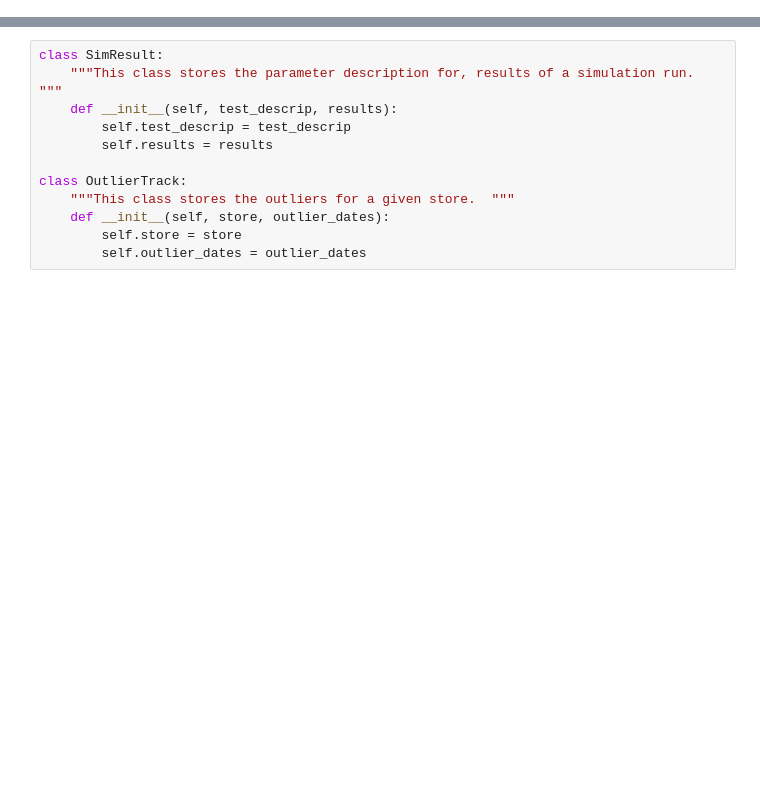
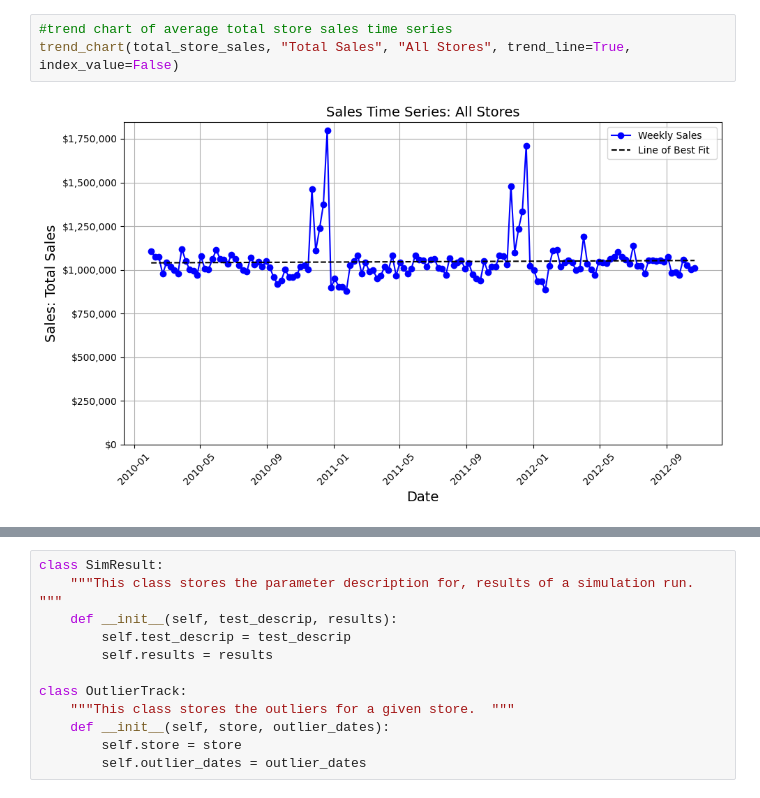
Before and after one commit to jcampbell542/Code-for-nulltest-projects, a Jupyter notebook: Test_Learn_afterloss.ipynb, the cells around one changed output, grey strips where cells are left out. Cells and saved outputs as stored; diff of their text form; blank space fills up the shorter version.

```diff
--- a/Test_Learn_afterloss.ipynb
+++ b/Test_Learn_afterloss.ipynb
@@ -26,0 +309,5 @@ Create the simresult and outlierttrack classes
+# %%
+#trend chart of average total store sales time series
+trend_chart(total_store_sales, "Total Sales", "All Stores", trend_line=True, index_value=False)
+# %% [output]
+[figure, added]
```
Also changed, not shown: parts of 76 cells of this notebook.
